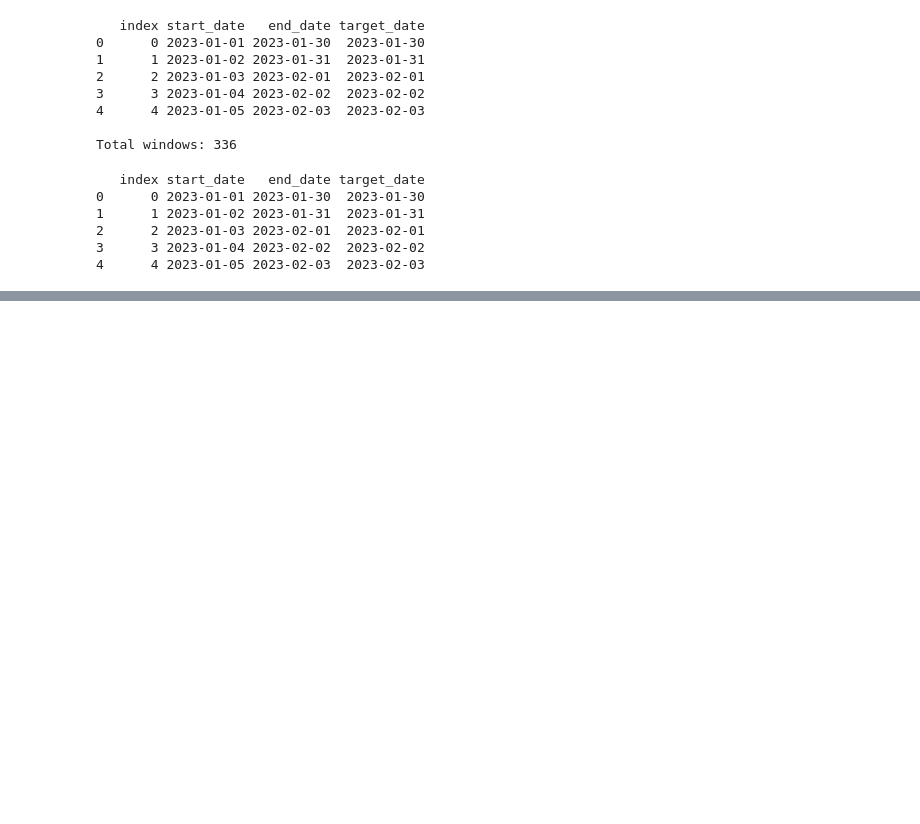
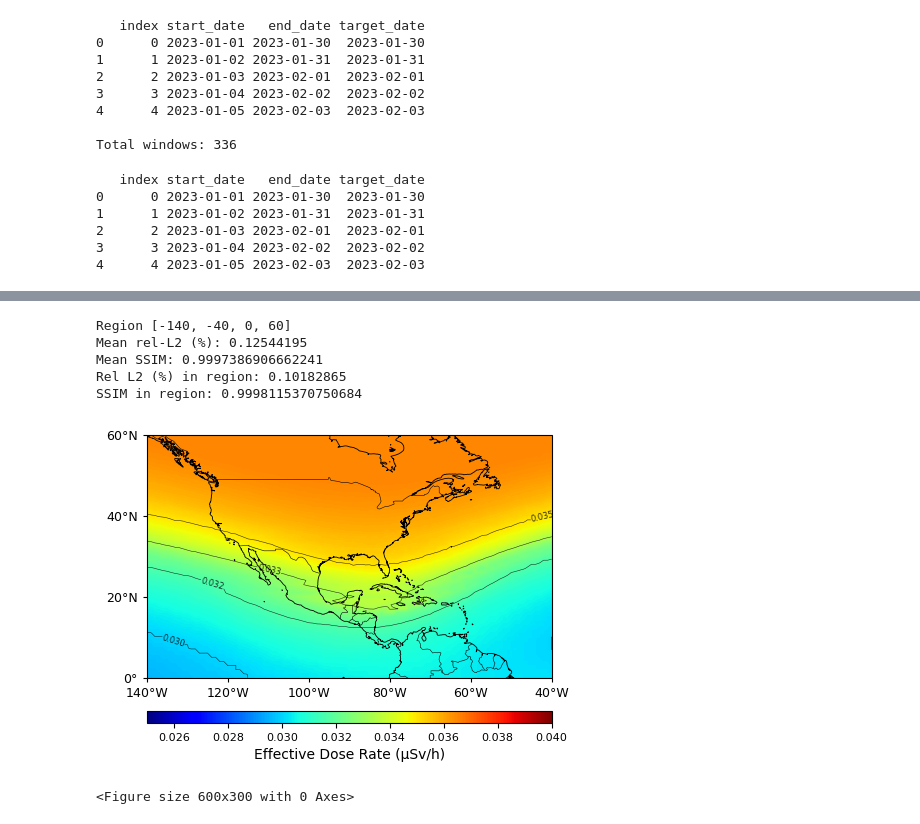
Before and after one commit to kkazuma19/CosmicRays-Operator, a Jupyter notebook: analysis/zero-shot/notebook.ipynb, the cells around one changed output, grey strips where cells are left out. Saved outputs shown, nothing was run; the diff lists cells and outputs as text; code cells hidden in the pictures; blank space fills up the shorter version.

```diff
--- a/analysis/zero-shot/notebook.ipynb
+++ b/analysis/zero-shot/notebook.ipynb
@@ -591,0 +532,33 @@ plt.gcf().set_size_inches(6, 3)
+# %%
+region_extent = [-140, -40, 0, 60]  # e.g., South Atlantic region
+
+# compute metrics in the specified region
+rel_l2_025, ssim_score_025 = compute_metrics_region(
+    pred_img_025, targ_img_025, lon_grid_025, lat_grid_025, region_extent
+)
+
+print("Rel L2 (%) in region:", rel_l2_025[day])
+print("SSIM in region:", ssim_score_025[day])
+
+# plot in the specified region
+plot_field_region(
+    Lon025, Lat025, field025, i=day,
+    #title=f"Effective Dose Rate Prediction (0.25°) on {pd.to_datetime(target_date[day]).strftime('%Y-%m-%d')}",
+    units_label="Effective Dose Rate (µSv/h)",
+    region_extent=region_extent,
+    vmin=0.025, vmax=0.040,
+    tick_step=(20, 20),
+    add_contour=True, contour_levels=np.linspace(0.025, 0.040, 10),
+    mark_equator_meridian=False,
+    cmap= 'jet',
+    #savepath='analysis/zero-shot/prediction_025deg_region.png'
+)
+plt.gcf().set_size_inches(6, 3)
+# %% [output]
+Region [-140, -40, 0, 60]
+Mean rel-L2 (%): 0.12544195
+Mean SSIM: 0.9997386906662241
+Rel L2 (%) in region: 0.10182865
+SSIM in region: 0.9998115370750684
+[figure, added]
+<Figure size 600x300 with 0 Axes>
```
Also changed, not shown: parts of 18 cells of this notebook, 19 other files.
